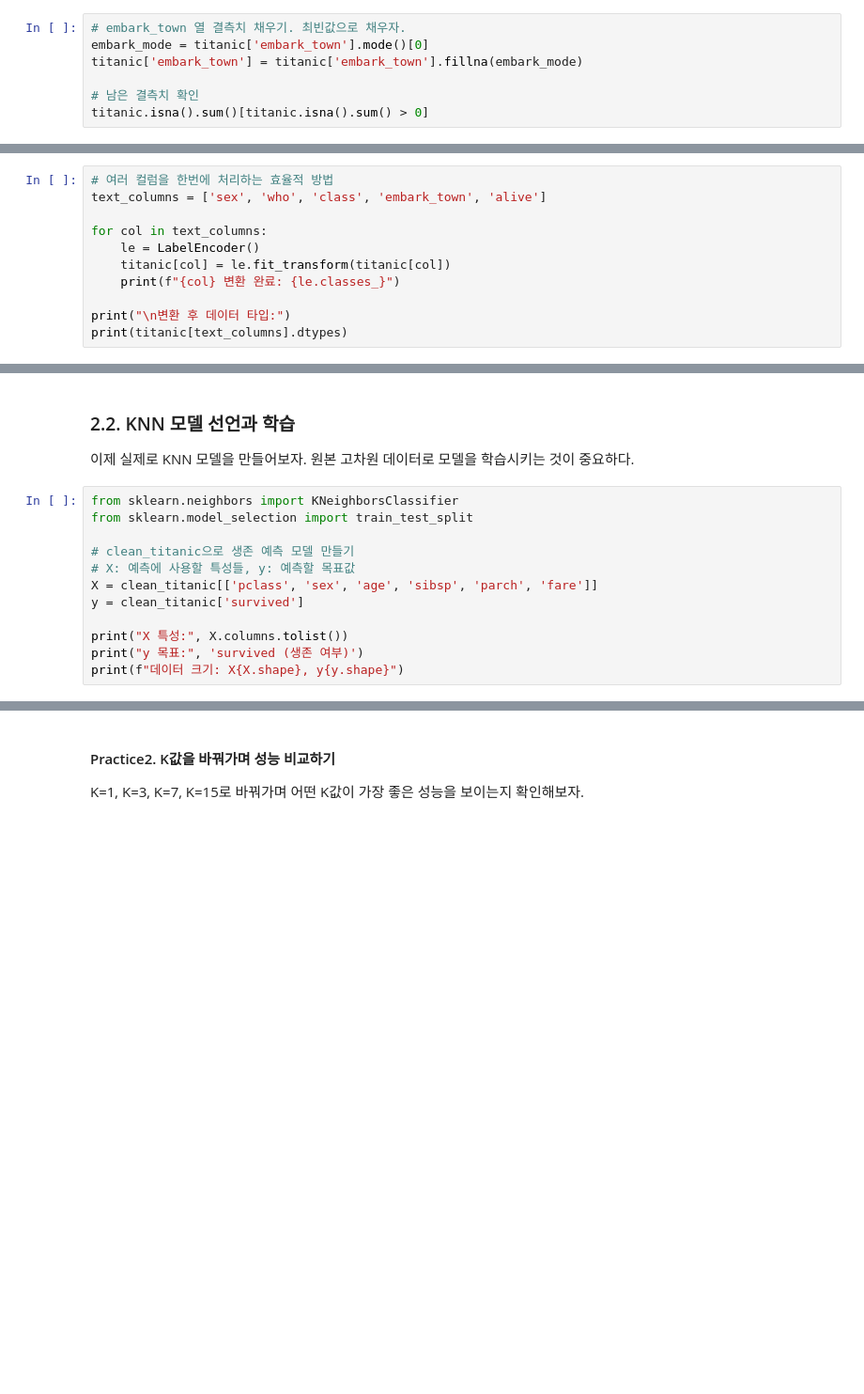
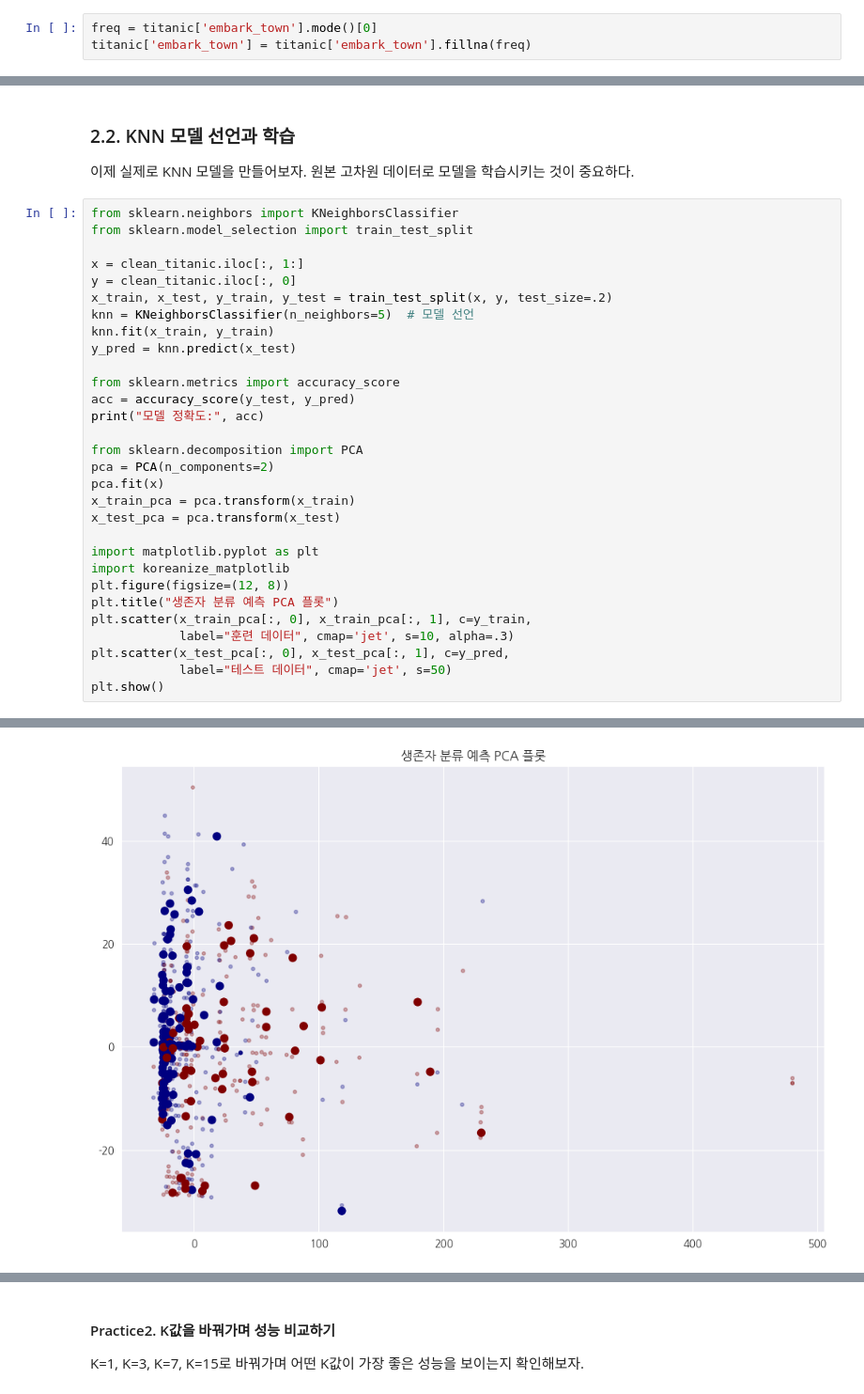
Before and after one commit to gatesplan/python-lecture, a Jupyter notebook: lecture-ml/ML 5. 전처리와 KNN.ipynb, the cells around one changed output, grey strips where cells are left out. Shown at 94% size. Saved outputs shown, nothing was run; the diff lists cells and outputs as text; blank space fills up the shorter version.

```diff
--- a/lecture-ml/ML 5. 전처리와 KNN.ipynb
+++ b/lecture-ml/ML 5. 전처리와 KNN.ipynb
@@ -184,7 +158,3 @@ dtype: int64
 # %%
-# embark_town 열 결측치 채우기. 최빈값으로 채우자.
-embark_mode = titanic['embark_town'].mode()[0]
-titanic['embark_town'] = titanic['embark_town'].fillna(embark_mode)
-
-# 남은 결측치 확인
-titanic.isna().sum()[titanic.isna().sum() > 0]
+freq = titanic['embark_town'].mode()[0]
+titanic['embark_town'] = titanic['embark_town'].fillna(freq)
@@ -278,11 +232,0 @@ dtype: object
-# %%
-# 여러 컬럼을 한번에 처리하는 효율적 방법
-text_columns = ['sex', 'who', 'class', 'embark_town', 'alive']
-
-for col in text_columns:
-    le = LabelEncoder()
-    titanic[col] = le.fit_transform(titanic[col])
-    print(f"{col} 변환 완료: {le.classes_}")
-
-print("\n변환 후 데이터 타입:")
-print(titanic[text_columns].dtypes)
@@ -357,11 +303,30 @@ KNN은 "가장 가까운 이웃들의 투표로 분류하는 직관적인 방법
 from sklearn.neighbors import KNeighborsClassifier
 from sklearn.model_selection import train_test_split
 
-# clean_titanic으로 생존 예측 모델 만들기
-# X: 예측에 사용할 특성들, y: 예측할 목표값
-X = clean_titanic[['pclass', 'sex', 'age', 'sibsp', 'parch', 'fare']]
-y = clean_titanic['survived']
+x = clean_titanic.iloc[:, 1:]
+y = clean_titanic.iloc[:, 0]
+x_train, x_test, y_train, y_test = train_test_split(x, y, test_size=.2)
+knn = KNeighborsClassifier(n_neighbors=5)  # 모델 선언
+knn.fit(x_train, y_train)
+y_pred = knn.predict(x_test)
 
-print("X 특성:", X.columns.tolist())
-print("y 목표:", 'survived (생존 여부)')
-print(f"데이터 크기: X{X.shape}, y{y.shape}")
+from sklearn.metrics import accuracy_score
+acc = accuracy_score(y_test, y_pred)
+print("모델 정확도:", acc)
+
+from sklearn.decomposition import PCA
+pca = PCA(n_components=2)
+pca.fit(x)
+x_train_pca = pca.transform(x_train)
+x_test_pca = pca.transform(x_test)
+
+import matplotlib.pyplot as plt
+import koreanize_matplotlib
+plt.figure(figsize=(12, 8))
+plt.title("생존자 분류 예측 PCA 플롯")
+plt.scatter(x_train_pca[:, 0], x_train_pca[:, 1], c=y_train,
+            label="훈련 데이터", cmap='jet', s=10, alpha=.3)
+plt.scatter(x_test_pca[:, 0], x_test_pca[:, 1], c=y_pred,
+            label="테스트 데이터", cmap='jet', s=50)
+plt.show()
+# %% [output]
@@ -367,0 +334 @@ print(f"데이터 크기: X{X.shape}, y{y.shape}")
+[figure, added]
```
Also changed, not shown: parts of 20 cells of this notebook, 10 other files.
